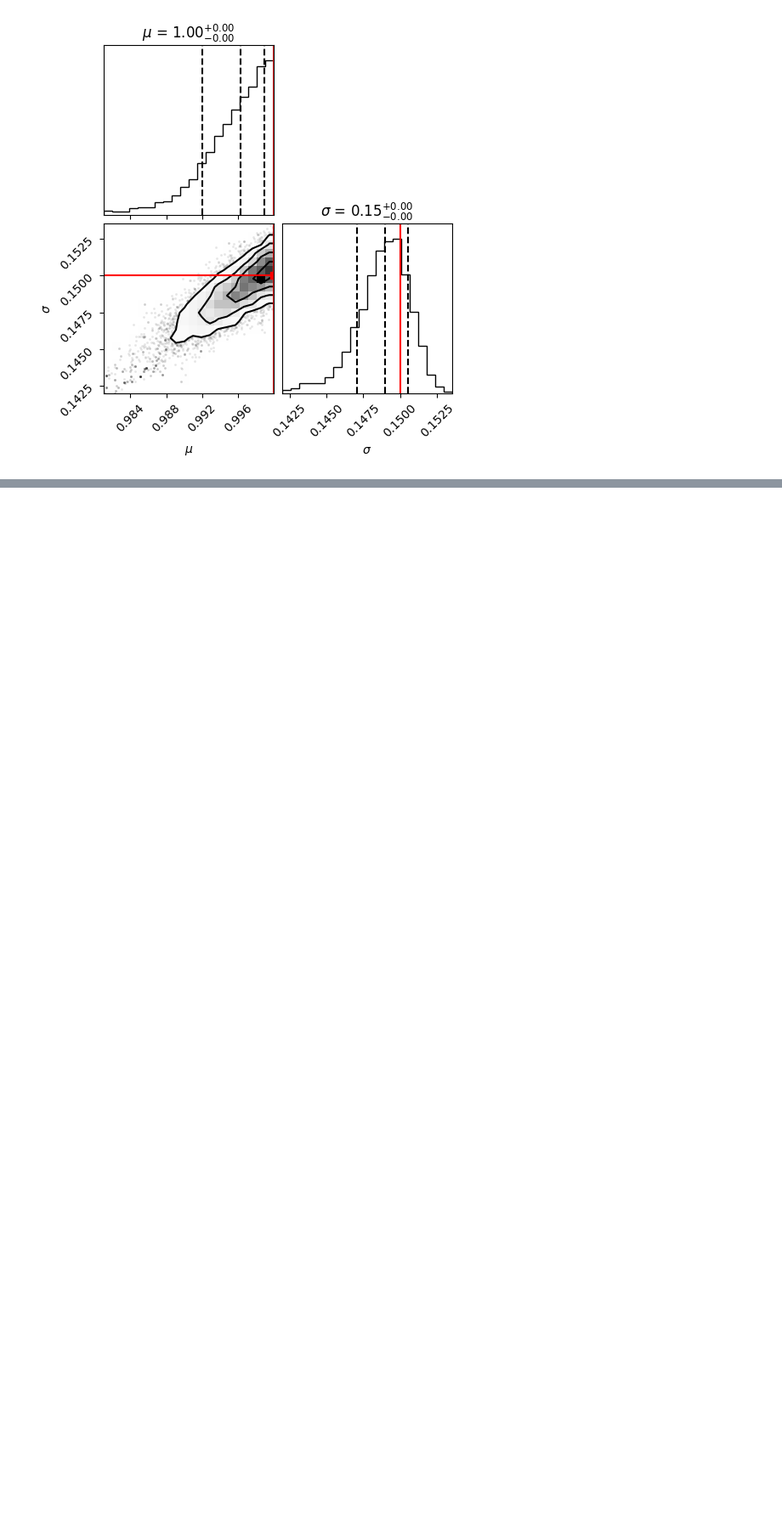
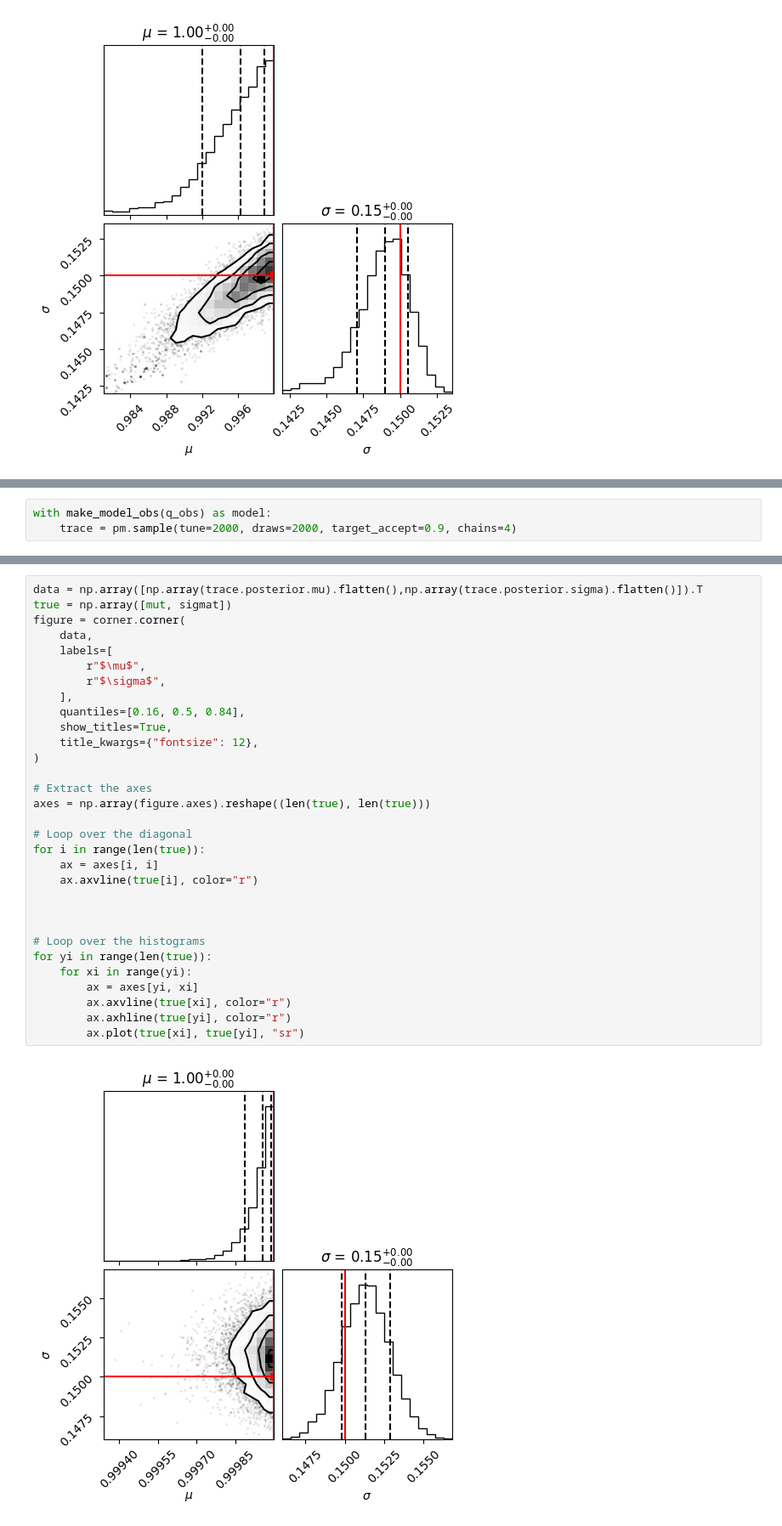
Before and after one commit to SoumendraRoy/FitQ, a Jupyter notebook: notebook.ipynb, the cells around one changed output, grey strips where cells are left out. Shown at 85% size. Saved outputs shown, nothing was run; the diff lists cells and outputs as text; blank space fills up the shorter version.

```diff
--- a/notebook.ipynb
+++ b/notebook.ipynb
@@ -129,0 +149,3 @@ $$
+# %%
+with make_model_obs(q_obs) as model:
+    trace = pm.sample(tune=2000, draws=2000, target_accept=0.9, chains=4)
@@ -129,0 +159,33 @@ $$
+# %%
+data = np.array([np.array(trace.posterior.mu).flatten(),np.array(trace.posterior.sigma).flatten()]).T
+true = np.array([mut, sigmat])
+figure = corner.corner(
+    data,
+    labels=[
+        r"$\mu$",
+        r"$\sigma$",
+    ],
+    quantiles=[0.16, 0.5, 0.84],
+    show_titles=True,
+    title_kwargs={"fontsize": 12},
+)
+
+# Extract the axes
+axes = np.array(figure.axes).reshape((len(true), len(true)))
+
+# Loop over the diagonal
+for i in range(len(true)):
+    ax = axes[i, i]
+    ax.axvline(true[i], color="r")
+
+
+
+# Loop over the histograms
+for yi in range(len(true)):
+    for xi in range(yi):
+        ax = axes[yi, xi]
+        ax.axvline(true[xi], color="r")
+        ax.axhline(true[yi], color="r")
+        ax.plot(true[xi], true[yi], "sr")
+# %% [output]
+[figure, added]
```
Also changed, not shown: parts of 6 cells of this notebook.
